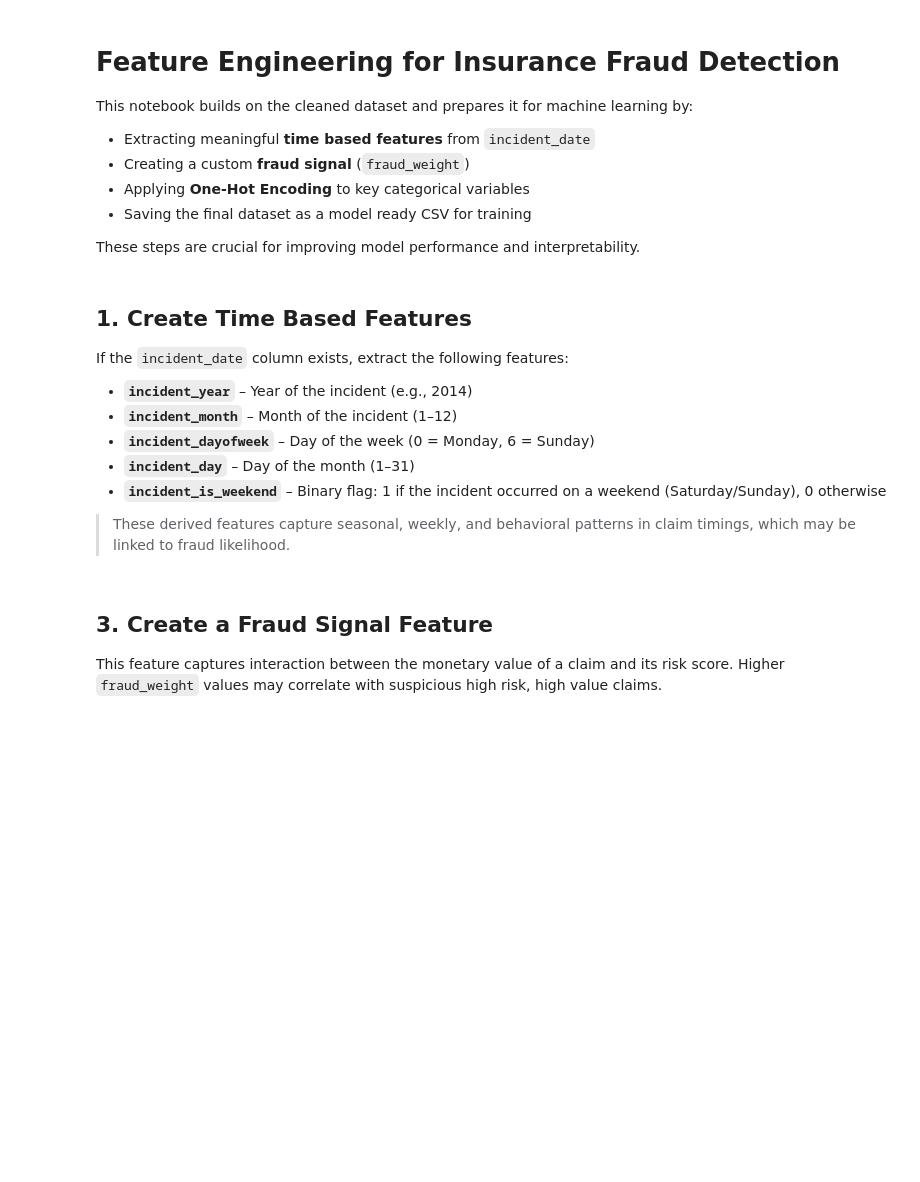
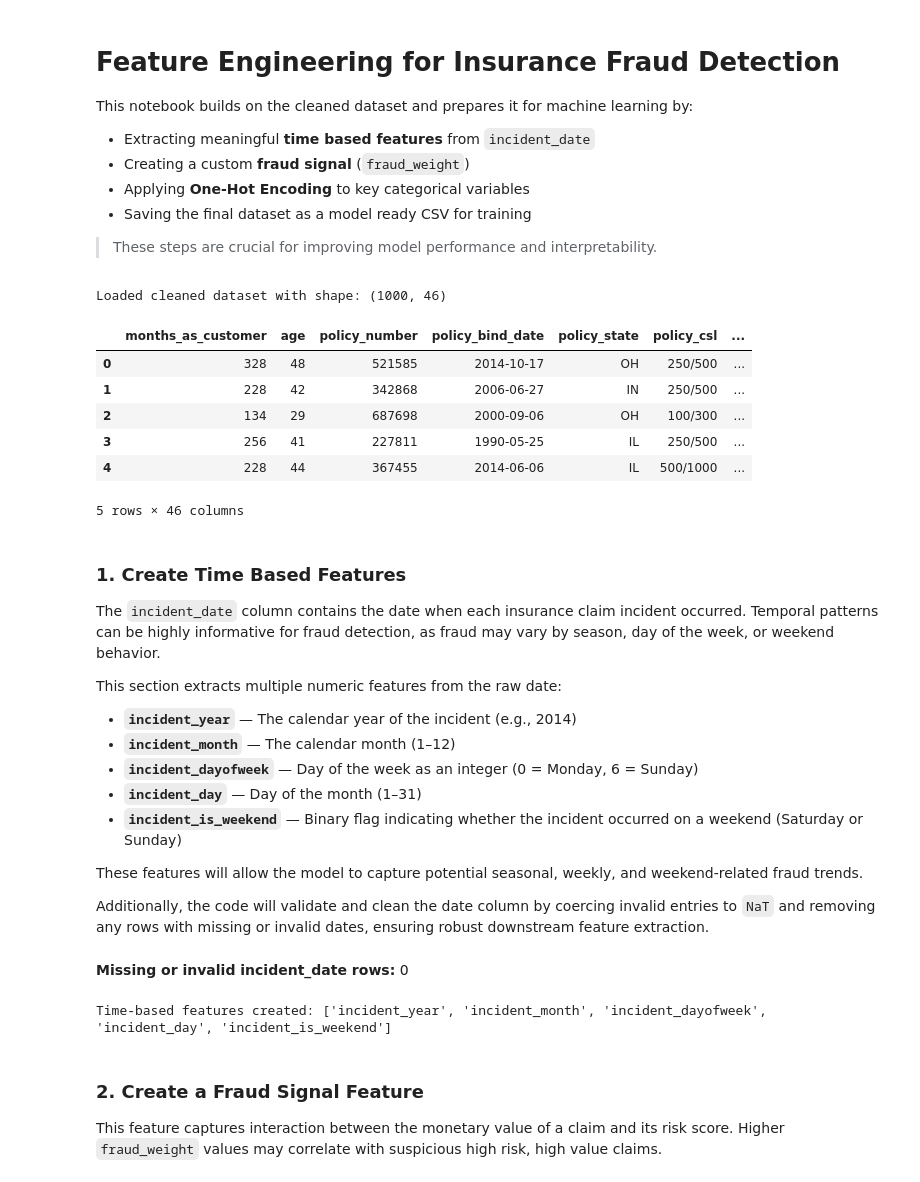
Before and after one commit to PatZ2346/fraud_analytics_project, a Jupyter notebook: 3. Feature Engineering/feature_engineering.ipynb, the cells around one changed output. Saved outputs shown, nothing was run; the diff lists cells and outputs as text; code cells hidden in the pictures; blank space fills up the shorter version.

Commit message:
Project Update

```diff
--- a/3. Feature Engineering/feature_engineering.ipynb
+++ b/3. Feature Engineering/feature_engineering.ipynb
@@ -8,60 +8,81 @@ This notebook builds on the cleaned dataset and prepares it for machine learning
 - Applying **One-Hot Encoding** to key categorical variables
 - Saving the final dataset as a model ready CSV for training
 
-These steps are crucial for improving model performance and interpretability.
+> These steps are crucial for improving model performance and interpretability.
 # %%
 # Import essential libraries
 import pandas as pd
 import numpy as np
 import os
 
 from IPython.display import Markdown
 
 # Define project directory path
 project_dir = os.path.abspath(os.path.join(os.getcwd(), '..'))
 
 # Load cleaned dataset from ETL output
-clean_data_path = os.path.join(project_dir, 'data', 'processed', 'cleaned_insurance_claims.csv')
+clean_data_path = os.path.join(project_dir, 'data', 'cleaned', 'cleaned_insurance_claims.csv')
 df = pd.read_csv(clean_data_path)
 
 # Confirm successful load
 print("Loaded cleaned dataset with shape:", df.shape)
 df.head()
+# %% [output]
+Loaded cleaned dataset with shape: (1000, 46)
+|  | months_as_customer | age | policy_number | policy_bind_date | policy_state | policy_csl | ... |
+| 0 | 328 | 48 | 521585 | 2014-10-17 | OH | 250/500 | ... |
+| 1 | 228 | 42 | 342868 | 2006-06-27 | IN | 250/500 | ... |
+| 2 | 134 | 29 | 687698 | 2000-09-06 | OH | 100/300 | ... |
+| 3 | 256 | 41 | 227811 | 1990-05-25 | IL | 250/500 | ... |
+| 4 | 228 | 44 | 367455 | 2014-06-06 | IL | 500/1000 | ... |
+5 rows × 46 columns
 # %% [markdown]
-## 1. Create Time Based Features
+### 1. Create Time Based Features
 
-If the `incident_date` column exists, extract the following features:
+The `incident_date` column contains the date when each insurance claim incident occurred. Temporal patterns can be highly informative for fraud detection, as fraud may vary by season, day of the week, or weekend behavior.
 
-- **`incident_year`** – Year of the incident (e.g., 2014)
-- **`incident_month`** – Month of the incident (1–12)
-- **`incident_dayofweek`** – Day of the week (0 = Monday, 6 = Sunday)
-- **`incident_day`** – Day of the month (1–31)
-- **`incident_is_weekend`** – Binary flag: 1 if the incident occurred on a weekend (Saturday/Sunday), 0 otherwise
+This section extracts multiple numeric features from the raw date:
 
-> These derived features capture seasonal, weekly, and behavioral patterns in claim timings, which may be linked to fraud likelihood.
+- **`incident_year`** — The calendar year of the incident (e.g., 2014)
+- **`incident_month`** — The calendar month (1–12)
+- **`incident_dayofweek`** — Day of the week as an integer (0 = Monday, 6 = Sunday)
+- **`incident_day`** — Day of the month (1–31)
+- **`incident_is_weekend`** — Binary flag indicating whether the incident occurred on a weekend (Saturday or Sunday)
+
+These features will allow the model to capture potential seasonal, weekly, and weekend-related fraud trends.
+
+Additionally, the code will validate and clean the date column by coercing invalid entries to `NaT` and removing any rows with missing or invalid dates, ensuring robust downstream feature extraction.
 # %%
-# Check and convert 'incident_date' column
+# Check if 'incident_date' exists and convert to datetime
 if 'incident_date' in df.columns:
     df['incident_date'] = pd.to_datetime(df['incident_date'], errors='coerce')
 
-    # Display missing/invalid date conversions
+    # Count and display number of missing/invalid dates after conversion
     num_missing_dates = df['incident_date'].isna().sum()
     display(Markdown(f"**Missing or invalid incident_date rows:** {num_missing_dates}"))
 
-    # Drop rows with invalid dates (optional - already cleaned in ETL but I like to double check)
+    # Drop rows where date conversion failed (optional, but recommended)
     df = df.dropna(subset=['incident_date'])
 
-    # Extract parts of date
+    # Extract date components as numeric features
     df['incident_year'] = df['incident_date'].dt.year
     df['incident_month'] = df['incident_date'].dt.month
     df['incident_dayofweek'] = df['incident_date'].dt.dayofweek
     df['incident_day'] = df['incident_date'].dt.day
 
-    # Create a weekend flag
+    # Create binary weekend flag (Saturday=5, Sunday=6)
     df['incident_is_weekend'] = df['incident_dayofweek'].isin([5, 6]).astype(int)
-    print("Time-based features created:", ['incident_year', 'incident_month', 'incident_dayofweek', 'incident_day', 'incident_is_weekend'])
+
+    print("Time-based features created:", [
+        'incident_year', 'incident_month', 'incident_dayofweek', 'incident_day', 'incident_is_weekend'
+    ])
+else:
+    print("Column 'incident_date' not found in dataset.")
+# %% [output]
+**Missing or invalid incident_date rows:** 0
+Time-based features created: ['incident_year', 'incident_month', 'incident_dayofweek', 'incident_day', 'incident_is_weekend']
 # %% [markdown]
-## 3. Create a Fraud Signal Feature
+### 2. Create a Fraud Signal Feature
 
 This feature captures interaction between the monetary value of a claim and its risk score.
 Higher `fraud_weight` values may correlate with suspicious high risk, high value claims.
```
Also changed, not shown: parts of 8 cells of this notebook, 4 other files.
